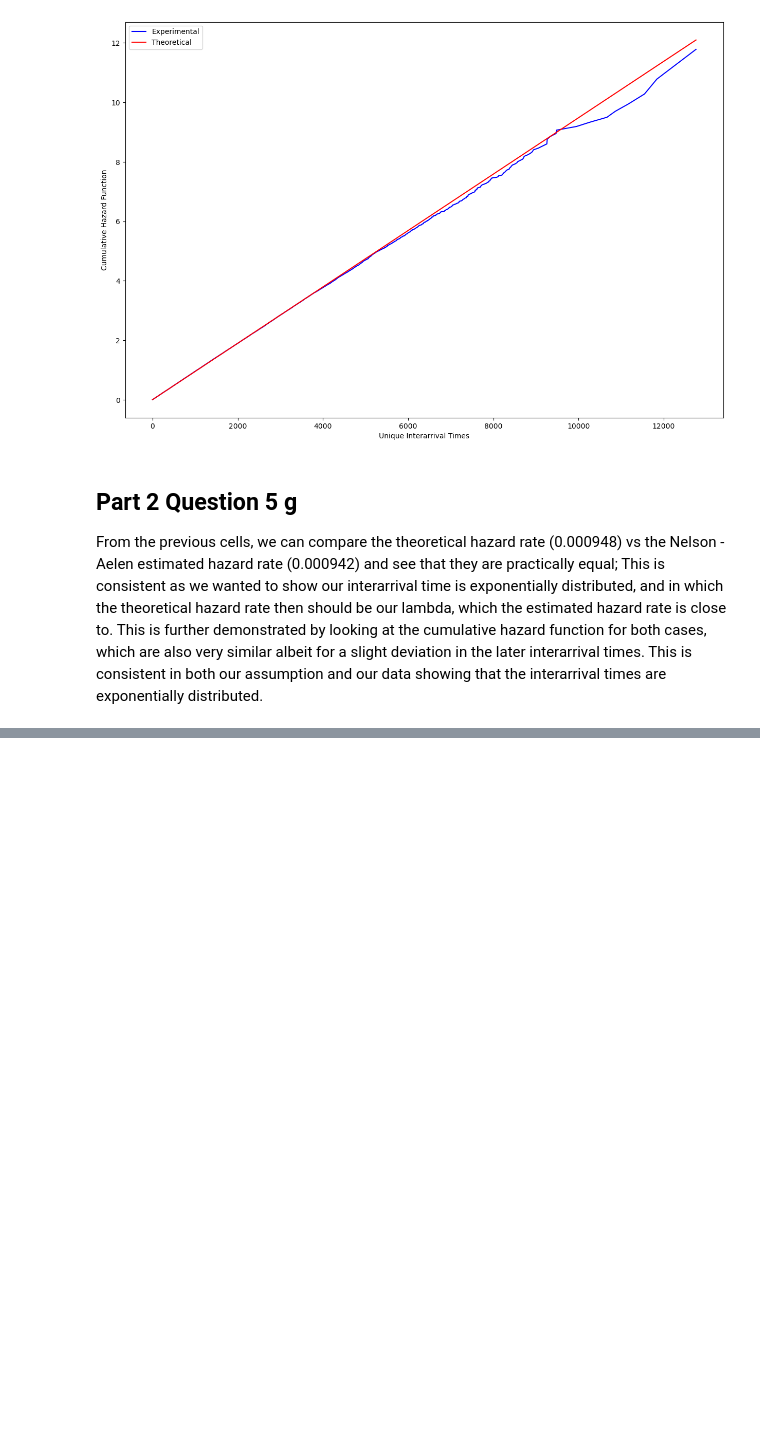
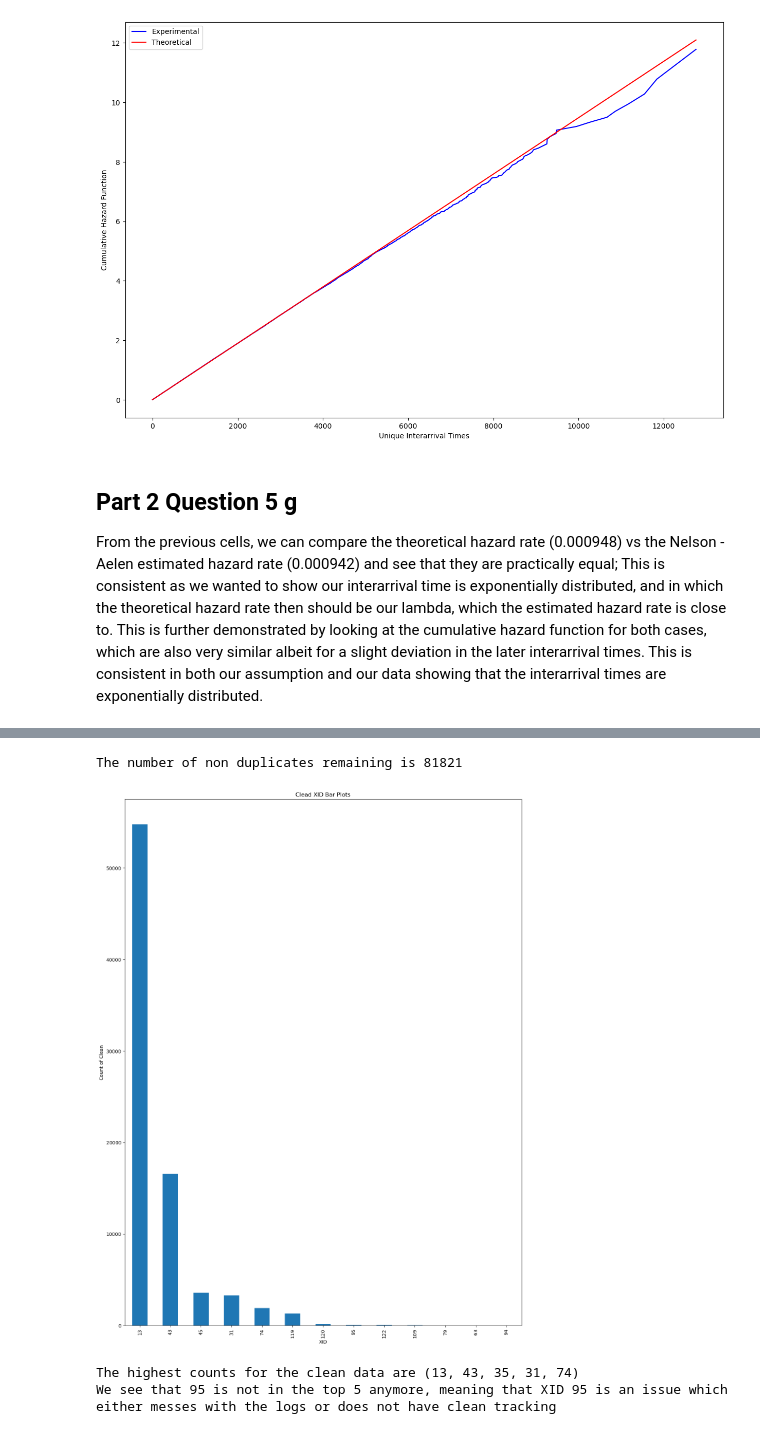
Before and after one commit to s1oly/GPUFailureAnalysis, a Jupyter notebook: project_1.ipynb, the cells around one changed output, grey strips where cells are left out. Saved outputs shown, nothing was run; the diff lists cells and outputs as text; code cells hidden in the pictures; blank space fills up the shorter version.

```diff
--- a/project_1.ipynb
+++ b/project_1.ipynb
@@ -359,0 +431,28 @@ From the previous cells, we can compare the theoretical hazard rate (0.000948) v
+# %%
+#Part 3 Question 1 C
+print(f'The number of non duplicates remaining is {len(dataframe_2_clean)}')
+# %% [output]
+The number of non duplicates remaining is 81821
+# %%
+#Part 3 Question1 D
+
+#Looking for top 5 XID in the clean data_frame
+
+clean_xid = dataframe_2_clean['XID'].value_counts()
+
+plt.figure(figsize= (15,20))
+
+clean_xid.plot(kind = 'bar')
+plt.title('Clead XID Bar Plots')
+plt.xlabel('XID')
+plt.ylabel('Count of Clean')
+plt.show()
+
+print(f'The highest counts for the clean data are {13, 43, 35, 31, 74}')
+
+print('We see that 95 is not in the top 5 anymore, meaning that XID 95 is an issue which either' \
+' messes with the logs or does not have clean tracking')
+# %% [output]
+[figure, added]
+The highest counts for the clean data are (13, 43, 35, 31, 74)
+We see that 95 is not in the top 5 anymore, meaning that XID 95 is an issue which either messes with the logs or does not have clean tracking
```
Also changed, not shown: parts of 3 cells of this notebook.
